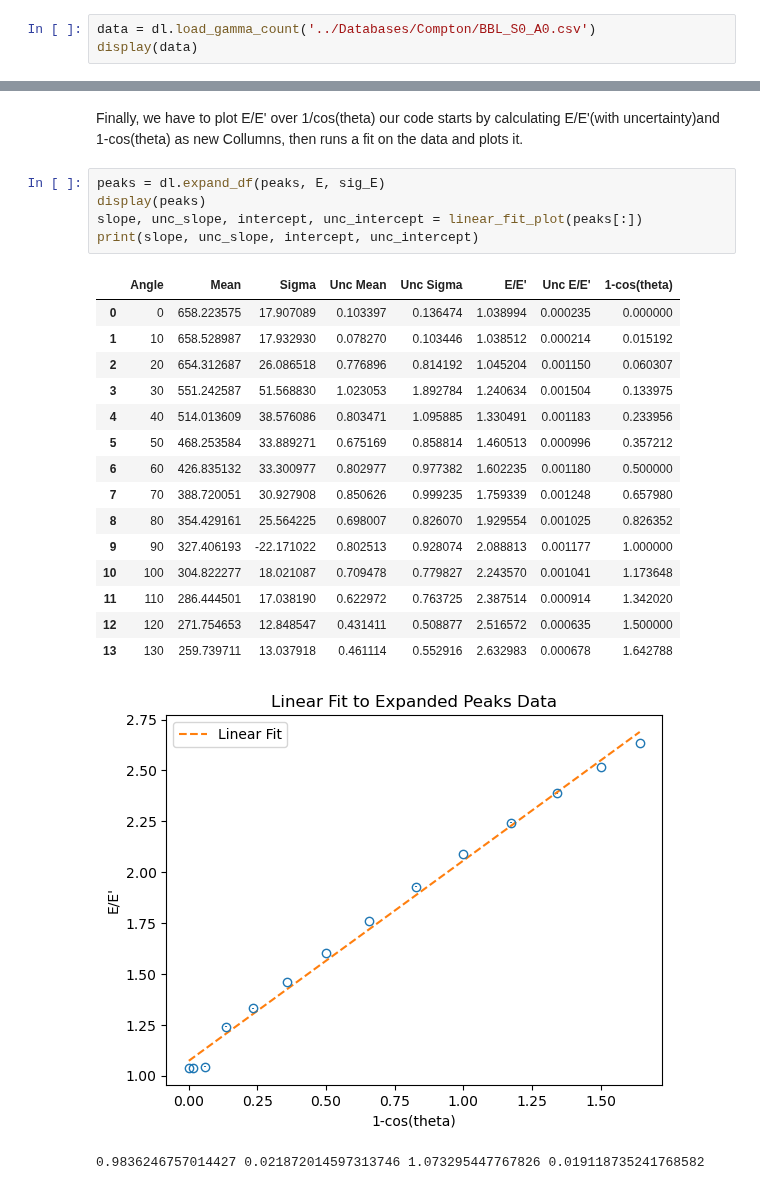
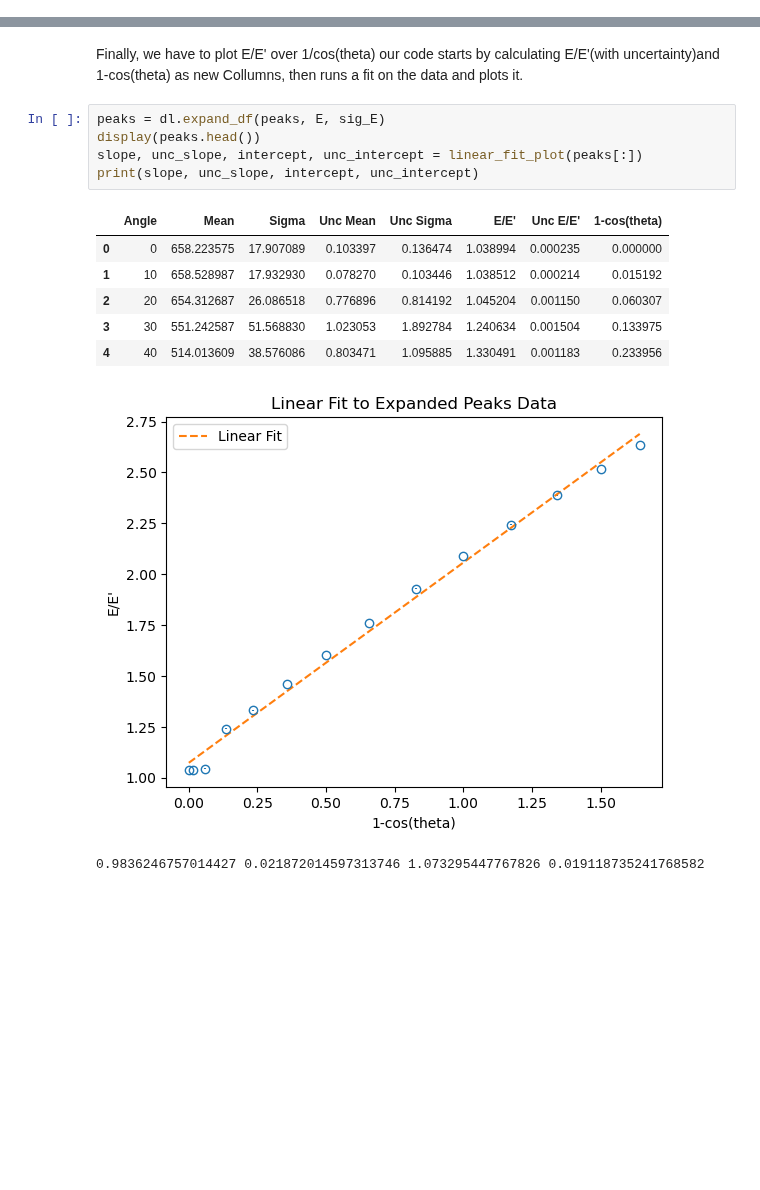
Before and after one commit to Steinburglar/advanced_exp, a Jupyter notebook: FAFO/Compton.ipynb, the cells around one changed output, grey strips where cells are left out. Cells and saved outputs as stored; diff of their text form; blank space fills up the shorter version.

```diff
--- a/FAFO/Compton.ipynb
+++ b/FAFO/Compton.ipynb
@@ -17,3 +10,0 @@ print(os.getcwd())
-# %%
-data = dl.load_gamma_count('../Databases/Compton/BBL_S0_A0.csv')
-display(data)
@@ -173,24 +116,15 @@ Finally, we have to plot E/E' over 1/cos(theta)
 our code starts by calculating E/E'(with uncertainty)and 1-cos(theta) as new Collumns, then runs a fit on the data and plots it.
 # %%
 peaks = dl.expand_df(peaks, E, sig_E)
-display(peaks)
+display(peaks.head())
 slope, unc_slope, intercept, unc_intercept = linear_fit_plot(peaks[:])
 print(slope, unc_slope, intercept, unc_intercept)
 # %% [output]
 |  | Angle | Mean | Sigma | Unc Mean | Unc Sigma | E/E' | Unc E/E' | 1-cos(theta) |
 | 0 | 0 | 658.223575 | 17.907089 | 0.103397 | 0.136474 | 1.038994 | 0.000235 | 0.000000 |
 | 1 | 10 | 658.528987 | 17.932930 | 0.078270 | 0.103446 | 1.038512 | 0.000214 | 0.015192 |
 | 2 | 20 | 654.312687 | 26.086518 | 0.776896 | 0.814192 | 1.045204 | 0.001150 | 0.060307 |
 | 3 | 30 | 551.242587 | 51.568830 | 1.023053 | 1.892784 | 1.240634 | 0.001504 | 0.133975 |
 | 4 | 40 | 514.013609 | 38.576086 | 0.803471 | 1.095885 | 1.330491 | 0.001183 | 0.233956 |
-| 5 | 50 | 468.253584 | 33.889271 | 0.675169 | 0.858814 | 1.460513 | 0.000996 | 0.357212 |
-| 6 | 60 | 426.835132 | 33.300977 | 0.802977 | 0.977382 | 1.602235 | 0.001180 | 0.500000 |
-| 7 | 70 | 388.720051 | 30.927908 | 0.850626 | 0.999235 | 1.759339 | 0.001248 | 0.657980 |
-| 8 | 80 | 354.429161 | 25.564225 | 0.698007 | 0.826070 | 1.929554 | 0.001025 | 0.826352 |
-| 9 | 90 | 327.406193 | -22.171022 | 0.802513 | 0.928074 | 2.088813 | 0.001177 | 1.000000 |
-| 10 | 100 | 304.822277 | 18.021087 | 0.709478 | 0.779827 | 2.243570 | 0.001041 | 1.173648 |
-| 11 | 110 | 286.444501 | 17.038190 | 0.622972 | 0.763725 | 2.387514 | 0.000914 | 1.342020 |
-| 12 | 120 | 271.754653 | 12.848547 | 0.431411 | 0.508877 | 2.516572 | 0.000635 | 1.500000 |
-| 13 | 130 | 259.739711 | 13.037918 | 0.461114 | 0.552916 | 2.632983 | 0.000678 | 1.642788 |
 [figure]
 0.9836246757014427 0.021872014597313746 1.073295447767826 0.019118735241768582
```
Also changed, not shown: parts of 10 cells of this notebook, 4 other files.
